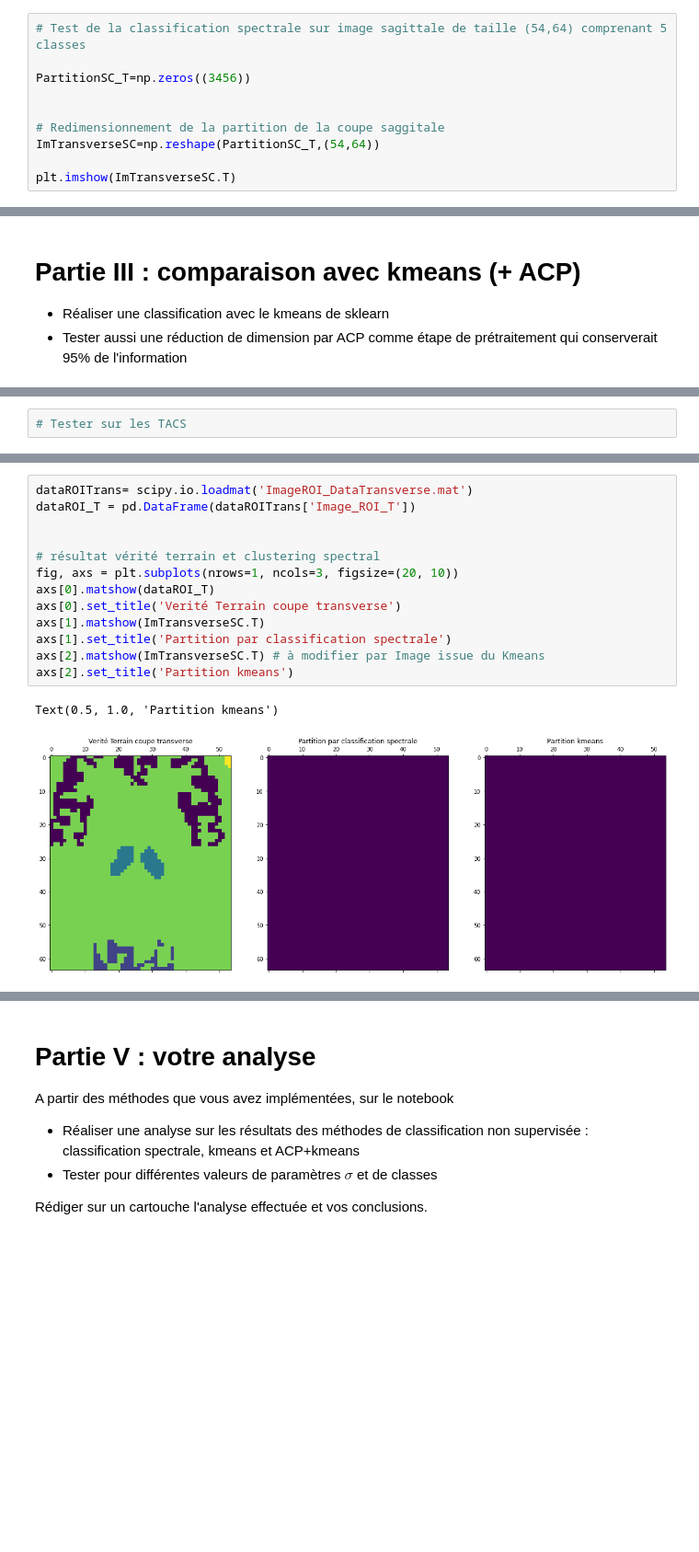
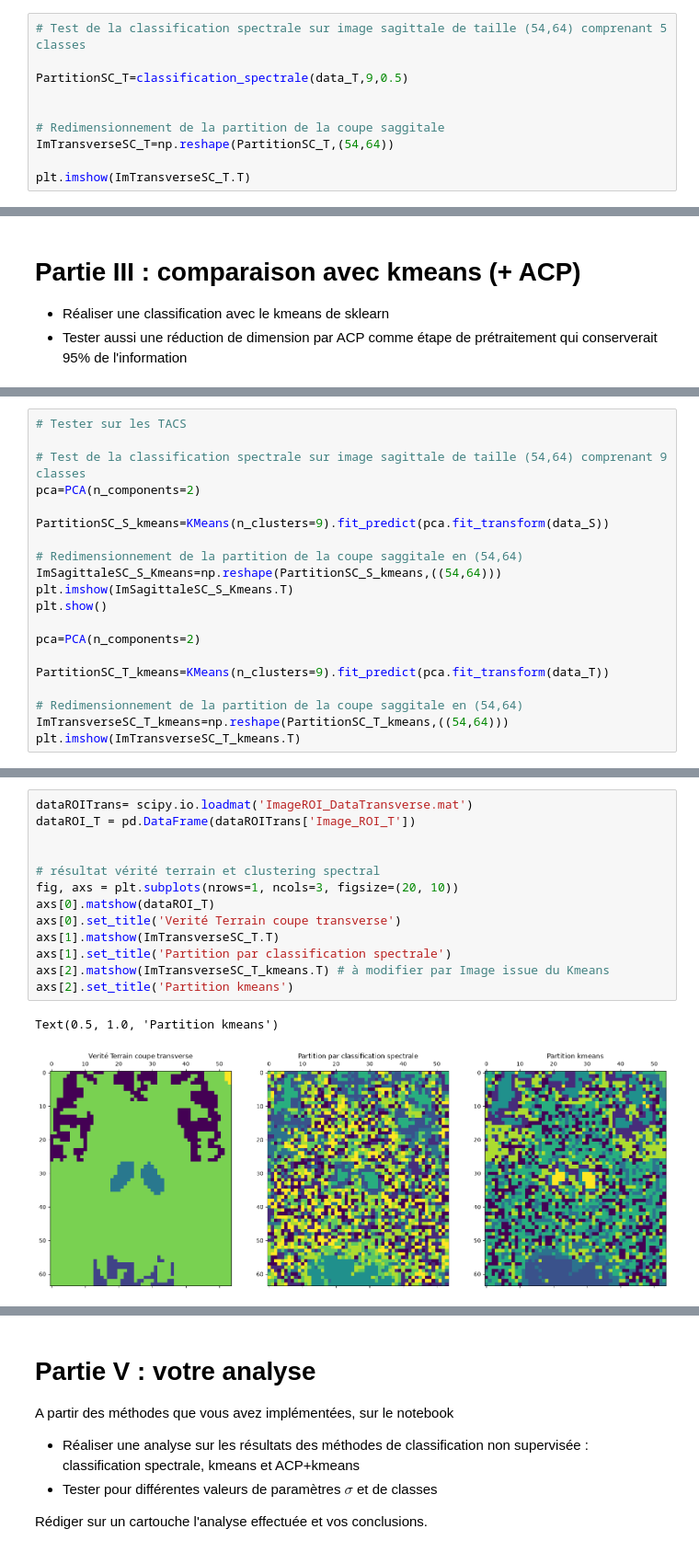
Before and after one commit to JulienLEFEBV/CSAA, a Jupyter notebook: SujetTP2_TEP/TP_SegmentationTEP.ipynb, the cells around one changed output, grey strips where cells are left out. Shown at 92% size. Cells and saved outputs as stored; diff of their text form; blank space fills up the shorter version.

```diff
--- a/SujetTP2_TEP/TP_SegmentationTEP.ipynb
+++ b/SujetTP2_TEP/TP_SegmentationTEP.ipynb
@@ -199,11 +207,11 @@ plt.imshow(ImSagittaleSC.T)
 # %%
 # Test de la classification spectrale sur image sagittale de taille (54,64) comprenant 5 classes
 
-PartitionSC_T=np.zeros((3456))
+PartitionSC_T=classification_spectrale(data_T,9,0.5)
 
 
 # Redimensionnement de la partition de la coupe saggitale
-ImTransverseSC=np.reshape(PartitionSC_T,(54,64))
+ImTransverseSC_T=np.reshape(PartitionSC_T,(54,64))
 
-plt.imshow(ImTransverseSC.T)
+plt.imshow(ImTransverseSC_T.T)
 # %% [output]
@@ -220,2 +249,20 @@ plt.imshow(ImTransverseSC.T)
 # %%
 # Tester sur les TACS
+
+# Test de la classification spectrale sur image sagittale de taille (54,64) comprenant 9 classes
+pca=PCA(n_components=2)
+
+PartitionSC_S_kmeans=KMeans(n_clusters=9).fit_predict(pca.fit_transform(data_S))
+
+# Redimensionnement de la partition de la coupe saggitale en (54,64)
+ImSagittaleSC_S_Kmeans=np.reshape(PartitionSC_S_kmeans,((54,64)))
+plt.imshow(ImSagittaleSC_S_Kmeans.T)
+plt.show()
+
+pca=PCA(n_components=2)
+
+PartitionSC_T_kmeans=KMeans(n_clusters=9).fit_predict(pca.fit_transform(data_T))
+
+# Redimensionnement de la partition de la coupe saggitale en (54,64)
+ImTransverseSC_T_kmeans=np.reshape(PartitionSC_T_kmeans,((54,64)))
+plt.imshow(ImTransverseSC_T_kmeans.T)
@@ -246,19 +297,19 @@ Text(0.5, 1.0, 'Partition kmeans')
 # %%
 dataROITrans= scipy.io.loadmat('ImageROI_DataTransverse.mat')
 dataROI_T = pd.DataFrame(dataROITrans['Image_ROI_T'])
 
 
 # résultat vérité terrain et clustering spectral
 fig, axs = plt.subplots(nrows=1, ncols=3, figsize=(20, 10))
 axs[0].matshow(dataROI_T)
 axs[0].set_title('Verité Terrain coupe transverse')
-axs[1].matshow(ImTransverseSC.T)
+axs[1].matshow(ImTransverseSC_T.T)
 axs[1].set_title('Partition par classification spectrale')
-axs[2].matshow(ImTransverseSC.T) # à modifier par Image issue du Kmeans
+axs[2].matshow(ImTransverseSC_T_kmeans.T) # à modifier par Image issue du Kmeans
 axs[2].set_title('Partition kmeans')
 # %% [output]
 Text(0.5, 1.0, 'Partition kmeans')
-[figure, old version]
+[figure, new version]
 # %% [markdown]
 ## Calcul de mesures de précision et rappel
 
```
Also changed, not shown: parts of 12 cells of this notebook.
